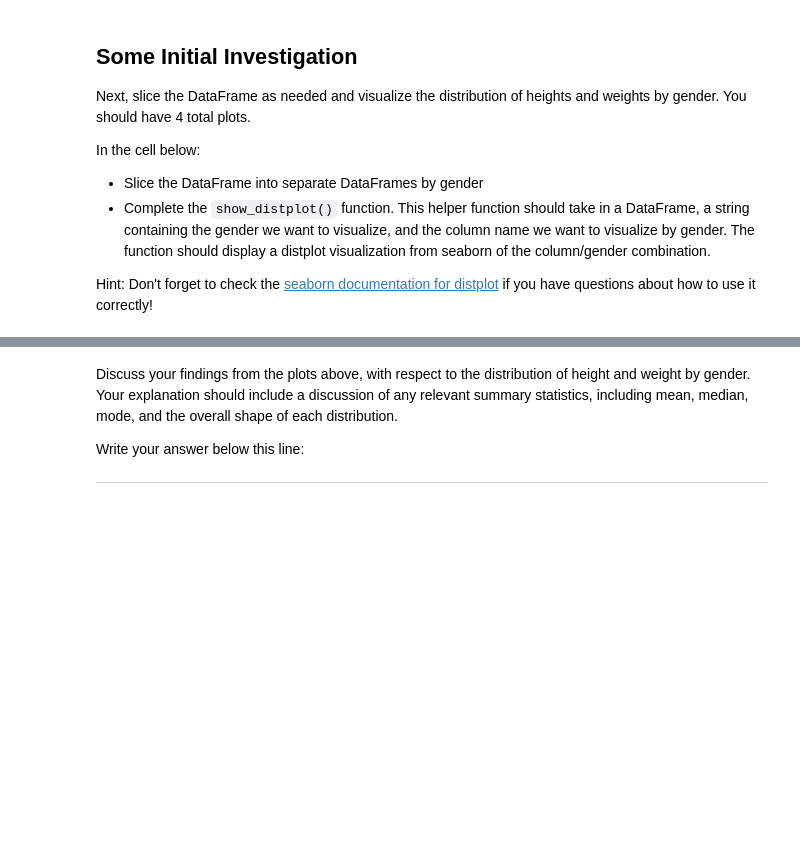
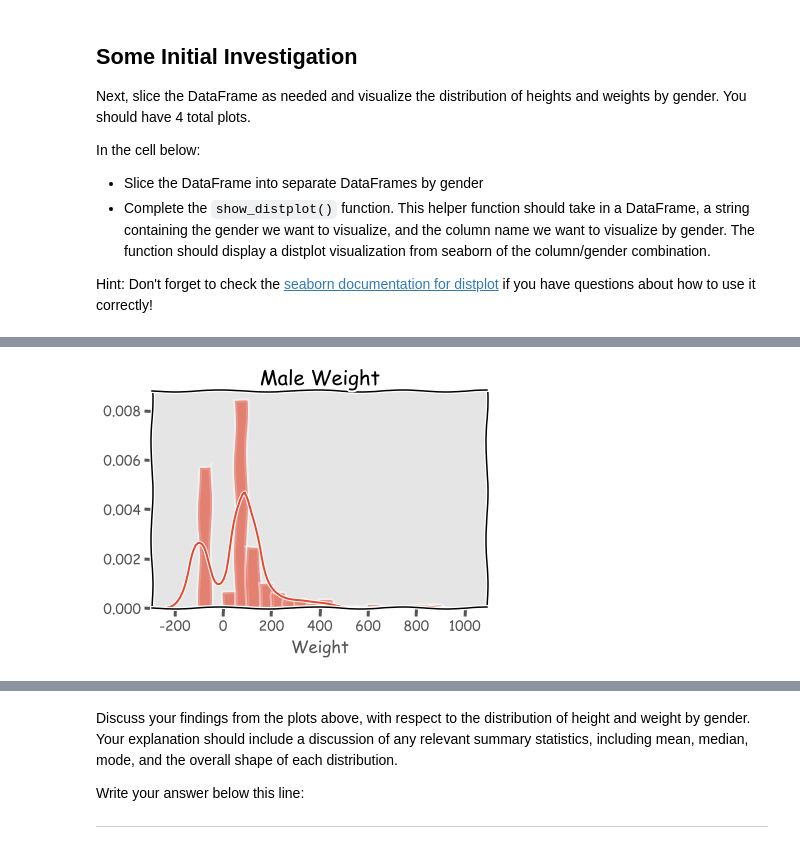
Before and after one commit to carlearn/dsc-data-cleaning-project-online-ds-sp-000, a Jupyter notebook: index-lab-video.ipynb, the cells around one changed output, grey strips where cells are left out. Drawn from its saved outputs; the diff is of its cells as text; code cells hidden in the pictures; blank space fills up the shorter version.

```diff
--- a/index-lab-video.ipynb
+++ b/index-lab-video.ipynb
@@ -314,0 +345,5 @@ Hint: Don't forget to check the [seaborn documentation for distplot](https://sea
+# %%
+# Male Weight
+show_displot(df_male, 'Male', 'Weight')
+# %% [output]
+[figure, added]
```
Also changed, not shown: parts of 41 cells of this notebook.
